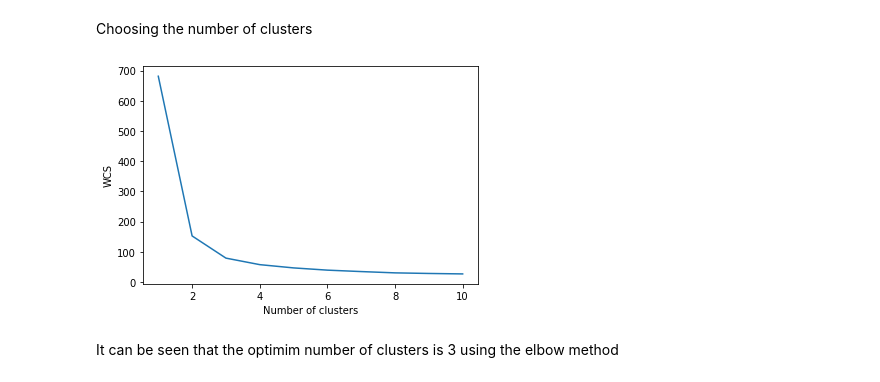
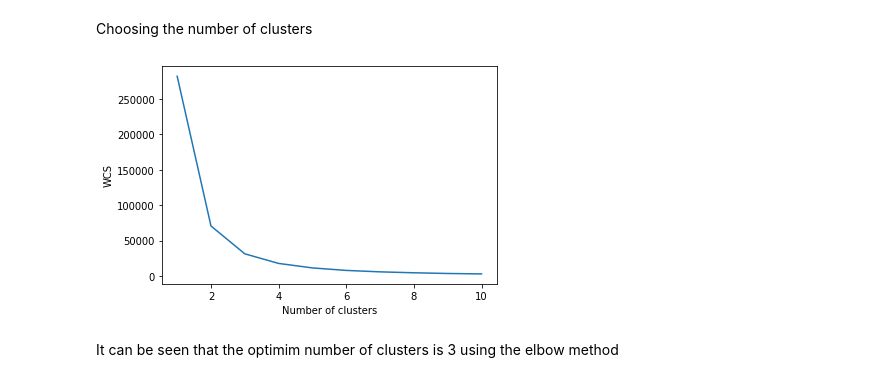
Before and after one commit to SidBagwe/Task3_GRIP_Internship_UnsupervisedLearning, a Jupyter notebook: Task3_Unsupervised.ipynb, the cells around one changed output. Drawn from its saved outputs; the diff is of its cells as text; code cells hidden in the pictures.

```diff
--- a/Task3_Unsupervised.ipynb
+++ b/Task3_Unsupervised.ipynb
@@ -29,0 +14,3 @@ data_df
+# %%
+data = pd.read_csv('/content/Iris.csv')
+data
@@ -30,23 +51,22 @@ data_df
 # %% [markdown]
 Choosing the number of clusters
 # %%
-X = data_df.iloc[:, [0, 1, 2, 3]].values
+X = data.iloc[:, [0, 1, 2, 3]].values
 
-from sklearn.cluster import KMeans
 wcs = []
 
 for i in range(1, 11):
     kmeans = KMeans(n_clusters = i, init = 'k-means++',
                     max_iter = 300, n_init = 10, random_state = 0)
     kmeans.fit(X)
     wcs.append(kmeans.inertia_)
 
 plt.plot(range(1, 11), wcs)
 plt.xlabel('Number of clusters')
 plt.ylabel('WCS') # Within cluster
 plt.show()
 # %% [output]
-[figure, old version]
+[figure, new version]
 # %% [markdown]
 It can be seen that the optimim number of clusters is 3 using the elbow method
 # %% [markdown]
```
Also changed, not shown: parts of 12 cells of this notebook.
